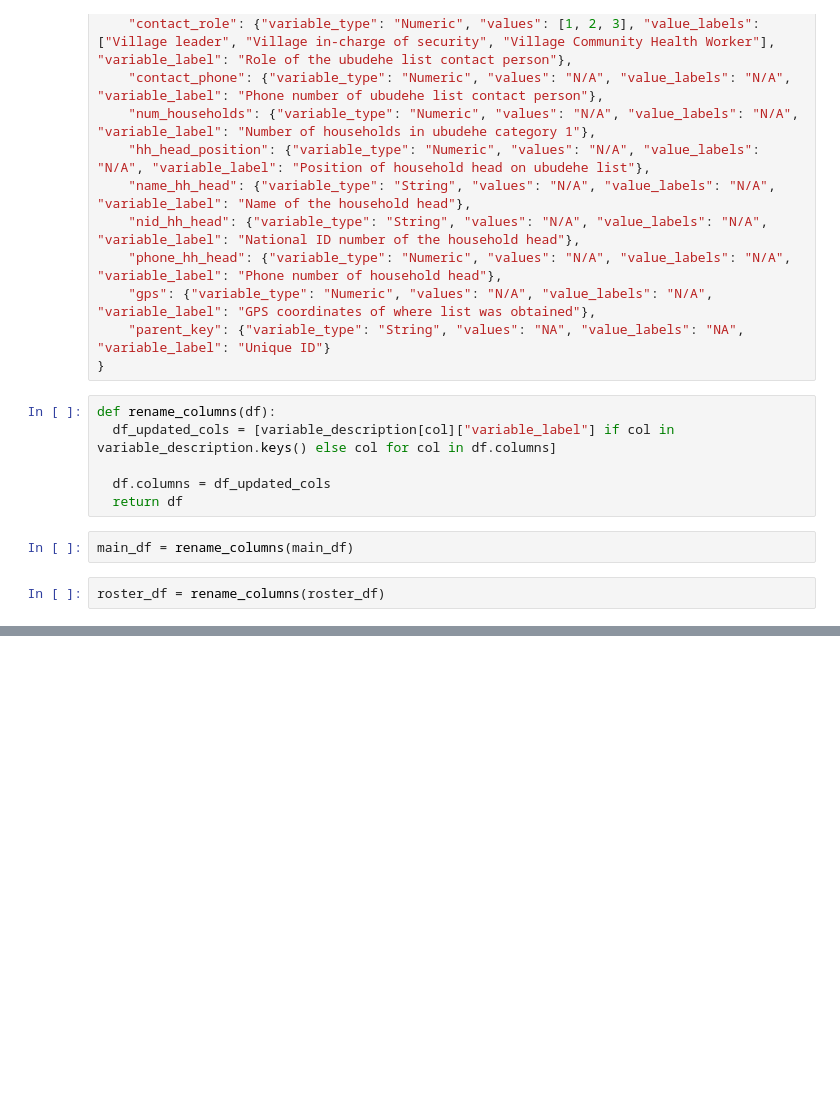
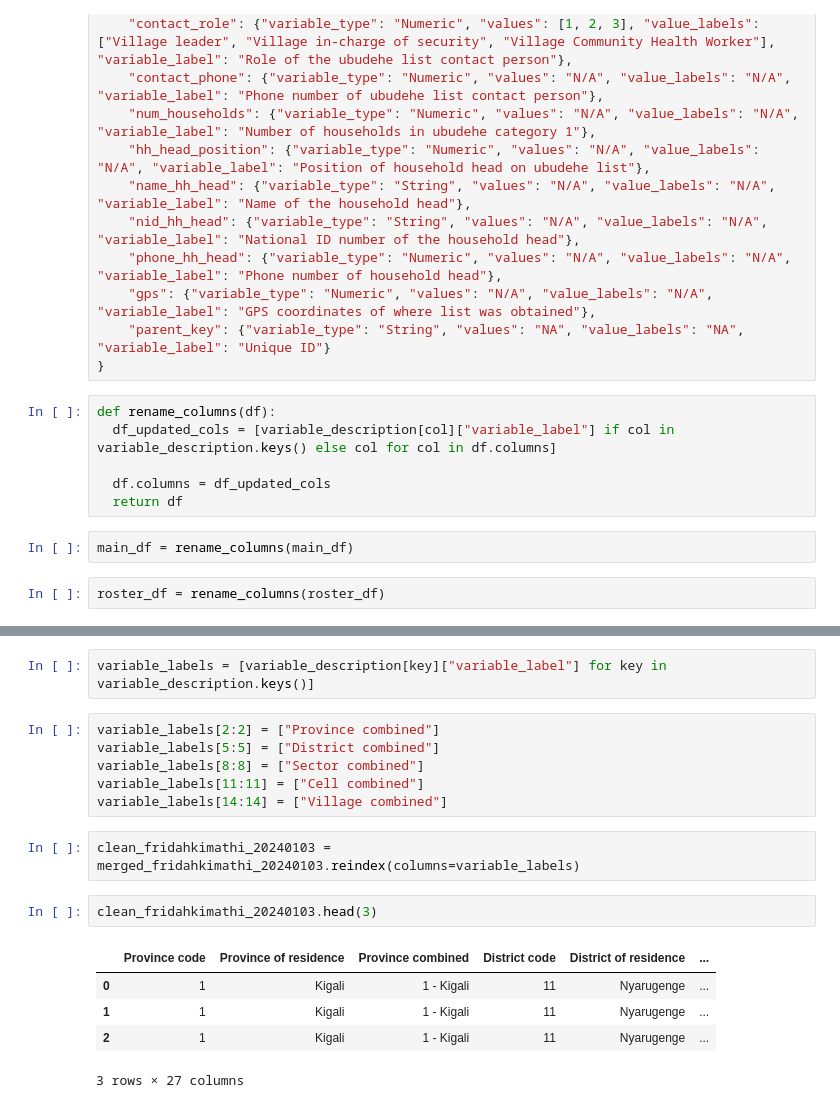
Before and after one commit to FridahKimathi/practice, a Jupyter notebook: lat.ipynb, the cells around one changed output, grey strips where cells are left out. Saved outputs shown, nothing was run; the diff lists cells and outputs as text; blank space fills up the shorter version.

```diff
--- a/lat.ipynb
+++ b/lat.ipynb
@@ -77,0 +90,18 @@ main_df
+# %%
+variable_labels = [variable_description[key]["variable_label"] for key in variable_description.keys()]
+# %%
+variable_labels[2:2] = ["Province combined"]
+variable_labels[5:5] = ["District combined"]
+variable_labels[8:8] = ["Sector combined"]
+variable_labels[11:11] = ["Cell combined"]
+variable_labels[14:14] = ["Village combined"]
+# %%
+clean_fridahkimathi_20240103 = merged_fridahkimathi_20240103.reindex(columns=variable_labels)
+# %%
+clean_fridahkimathi_20240103.head(3)
+# %% [output]
+|  | Province code | Province of residence | Province combined | District code | District of residence | ... |
+| 0 | 1 | Kigali | 1 - Kigali | 11 | Nyarugenge | ... |
+| 1 | 1 | Kigali | 1 - Kigali | 11 | Nyarugenge | ... |
+| 2 | 1 | Kigali | 1 - Kigali | 11 | Nyarugenge | ... |
+3 rows × 27 columns
```
Also changed, not shown: parts of 7 cells of this notebook.
